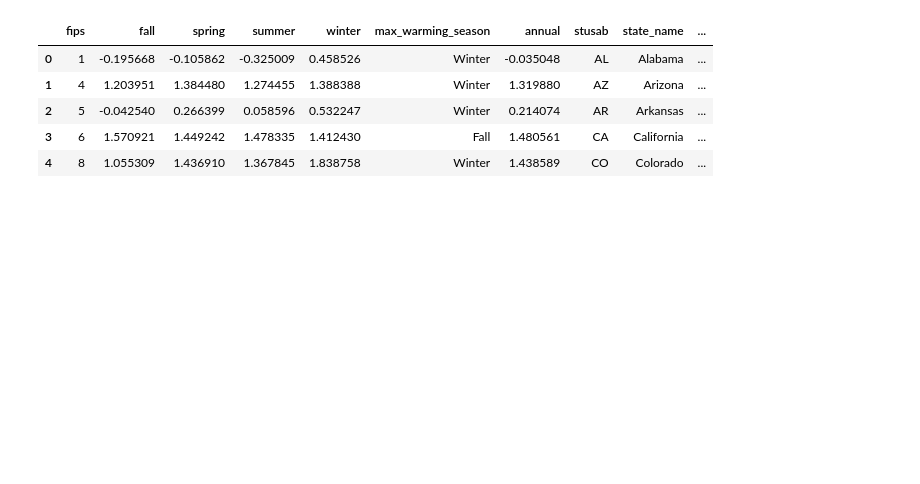
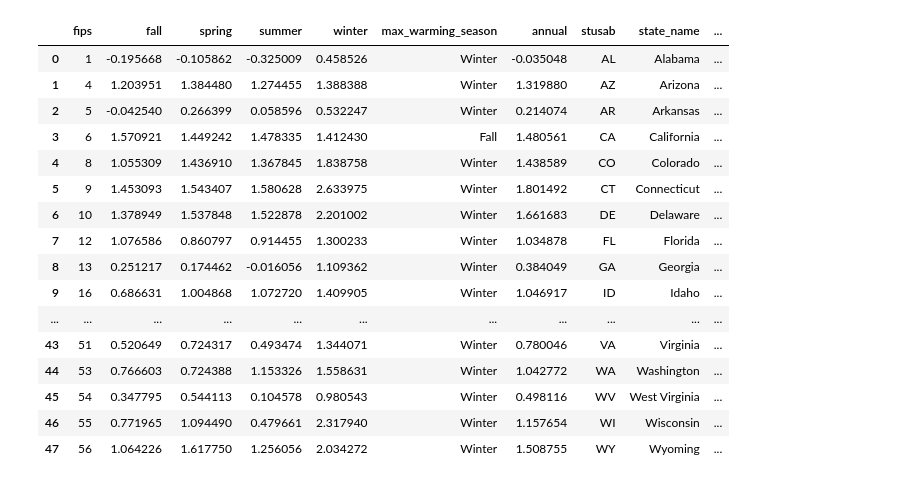
Before and after one commit to liliana-ilut/climate_change, a Jupyter notebook: climate.ipynb, the cells around one changed output. Drawn from its saved outputs; the diff is of its cells as text; code cells hidden in the pictures; blank space fills up the shorter version.

```diff
--- a/climate.ipynb
+++ b/climate.ipynb
@@ -11,16 +11,28 @@ from IPython.display import display as display
 # %%
 state_data="data/model_state.csv"
 
 #Read files and store in pandas
 state_df = pd.read_csv(state_data)
-state_df.head()
+# state_df.head()
+state_df
 # %% [output]
 |  | fips | fall | spring | summer | winter | max_warming_season | annual | stusab | state_name | ... |
 | 0 | 1 | -0.195668 | -0.105862 | -0.325009 | 0.458526 | Winter | -0.035048 | AL | Alabama | ... |
 | 1 | 4 | 1.203951 | 1.384480 | 1.274455 | 1.388388 | Winter | 1.319880 | AZ | Arizona | ... |
 | 2 | 5 | -0.042540 | 0.266399 | 0.058596 | 0.532247 | Winter | 0.214074 | AR | Arkansas | ... |
 | 3 | 6 | 1.570921 | 1.449242 | 1.478335 | 1.412430 | Fall | 1.480561 | CA | California | ... |
 | 4 | 8 | 1.055309 | 1.436910 | 1.367845 | 1.838758 | Winter | 1.438589 | CO | Colorado | ... |
+| 5 | 9 | 1.453093 | 1.543407 | 1.580628 | 2.633975 | Winter | 1.801492 | CT | Connecticut | ... |
+| 6 | 10 | 1.378949 | 1.537848 | 1.522878 | 2.201002 | Winter | 1.661683 | DE | Delaware | ... |
+| 7 | 12 | 1.076586 | 0.860797 | 0.914455 | 1.300233 | Winter | 1.034878 | FL | Florida | ... |
+| 8 | 13 | 0.251217 | 0.174462 | -0.016056 | 1.109362 | Winter | 0.384049 | GA | Georgia | ... |
+| 9 | 16 | 0.686631 | 1.004868 | 1.072720 | 1.409905 | Winter | 1.046917 | ID | Idaho | ... |
+| ... | ... | ... | ... | ... | ... | ... | ... | ... | ... | ... |
+| 43 | 51 | 0.520649 | 0.724317 | 0.493474 | 1.344071 | Winter | 0.780046 | VA | Virginia | ... |
+| 44 | 53 | 0.766603 | 0.724388 | 1.153326 | 1.558631 | Winter | 1.042772 | WA | Washington | ... |
+| 45 | 54 | 0.347795 | 0.544113 | 0.104578 | 0.980543 | Winter | 0.498116 | WV | West Virginia | ... |
+| 46 | 55 | 0.771965 | 1.094490 | 0.479661 | 2.317940 | Winter | 1.157654 | WI | Wisconsin | ... |
+| 47 | 56 | 1.064226 | 1.617750 | 1.256056 | 2.034272 | Winter | 1.508755 | WY | Wyoming | ... |
 # %%
 county_data="data/model_county.csv"
 
```
Also changed, not shown: parts of 3 cells of this notebook.
